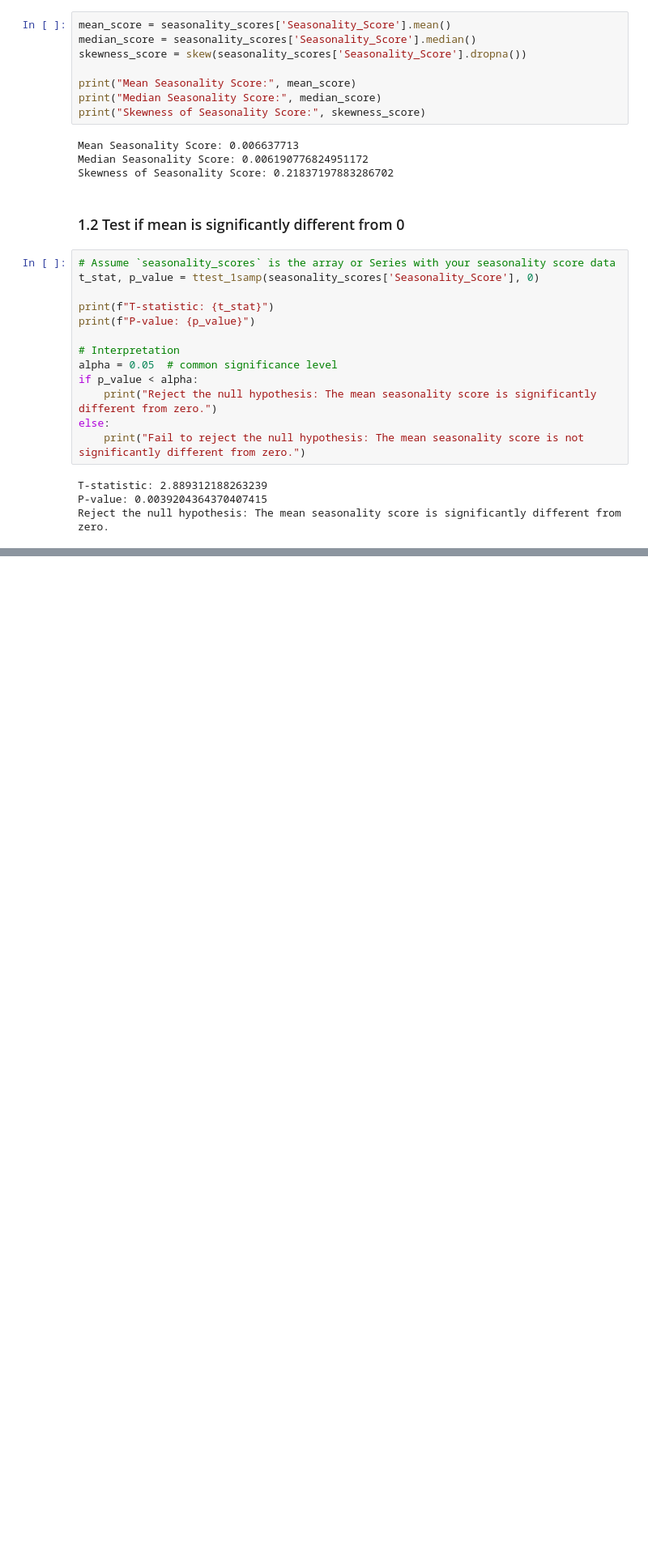
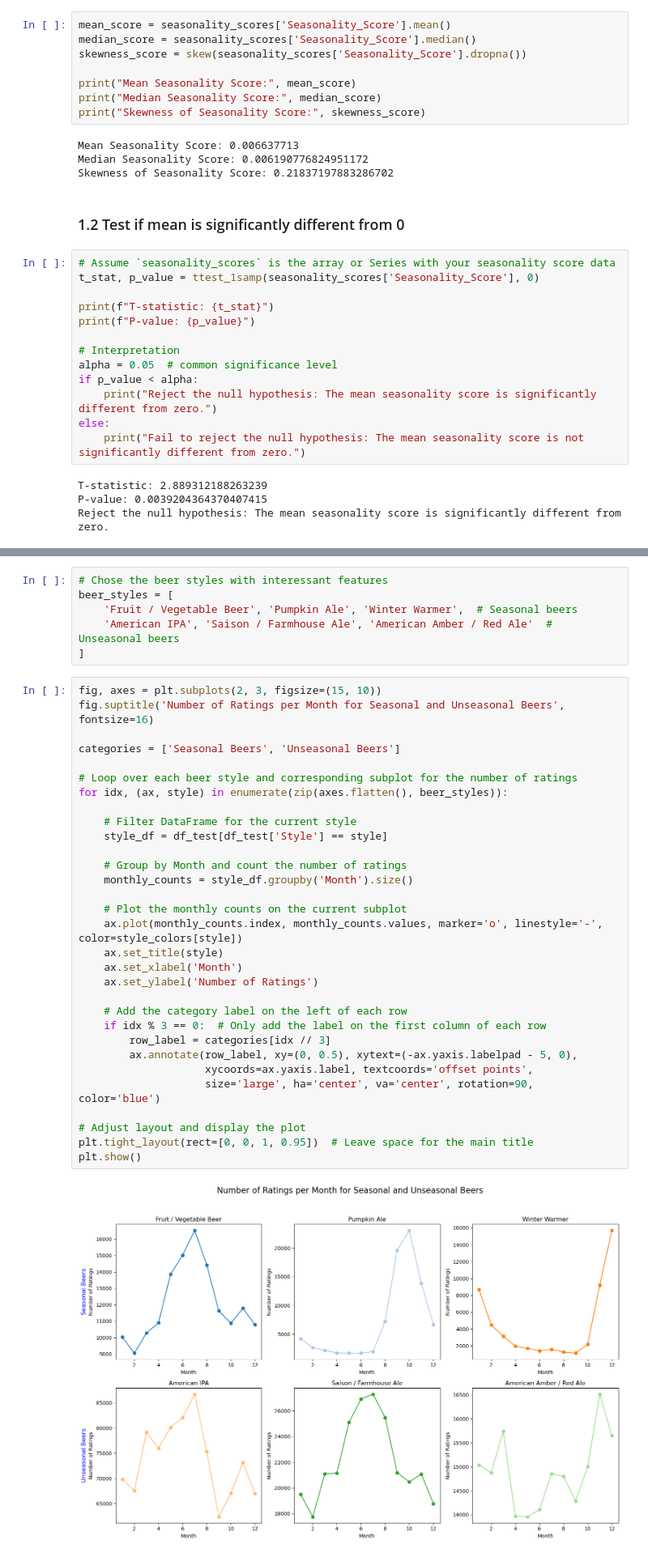
Before and after one commit to epfl-ada/ada-2024-project-leonardodatavinci, a Jupyter notebook: jeanne-notebook.ipynb, the cells around one changed output, grey strips where cells are left out. Shown at 81% size. Drawn from its saved outputs; the diff is of its cells as text; blank space fills up the shorter version.

```diff
--- a/jeanne-notebook.ipynb
+++ b/jeanne-notebook.ipynb
@@ -251,0 +276,39 @@ https://www.kaggle.com/datasets/paultimothymooney/latitude-and-longitude-for-eve
+# %%
+# Chose the beer styles with interessant features
+beer_styles = [
+    'Fruit / Vegetable Beer', 'Pumpkin Ale', 'Winter Warmer',  # Seasonal beers
+    'American IPA', 'Saison / Farmhouse Ale', 'American Amber / Red Ale'  # Unseasonal beers
+]
+# %%
+fig, axes = plt.subplots(2, 3, figsize=(15, 10))
+fig.suptitle('Number of Ratings per Month for Seasonal and Unseasonal Beers', fontsize=16)
+
+categories = ['Seasonal Beers', 'Unseasonal Beers']
+
+# Loop over each beer style and corresponding subplot for the number of ratings
+for idx, (ax, style) in enumerate(zip(axes.flatten(), beer_styles)):
+
+    # Filter DataFrame for the current style
+    style_df = df_test[df_test['Style'] == style]
+
+    # Group by Month and count the number of ratings
+    monthly_counts = style_df.groupby('Month').size()
+
+    # Plot the monthly counts on the current subplot
+    ax.plot(monthly_counts.index, monthly_counts.values, marker='o', linestyle='-', color=style_colors[style])
+    ax.set_title(style)
+    ax.set_xlabel('Month')
+    ax.set_ylabel('Number of Ratings')
+
+    # Add the category label on the left of each row
+    if idx % 3 == 0:  # Only add the label on the first column of each row
+        row_label = categories[idx // 3]
+        ax.annotate(row_label, xy=(0, 0.5), xytext=(-ax.yaxis.labelpad - 5, 0),
+                    xycoords=ax.yaxis.label, textcoords='offset points',
+                    size='large', ha='center', va='center', rotation=90, color='blue')
+
+# Adjust layout and display the plot
+plt.tight_layout(rect=[0, 0, 1, 0.95])  # Leave space for the main title
+plt.show()
+# %% [output]
+[figure, added]
```
Also changed, not shown: parts of 20 cells of this notebook, 1 other file.
